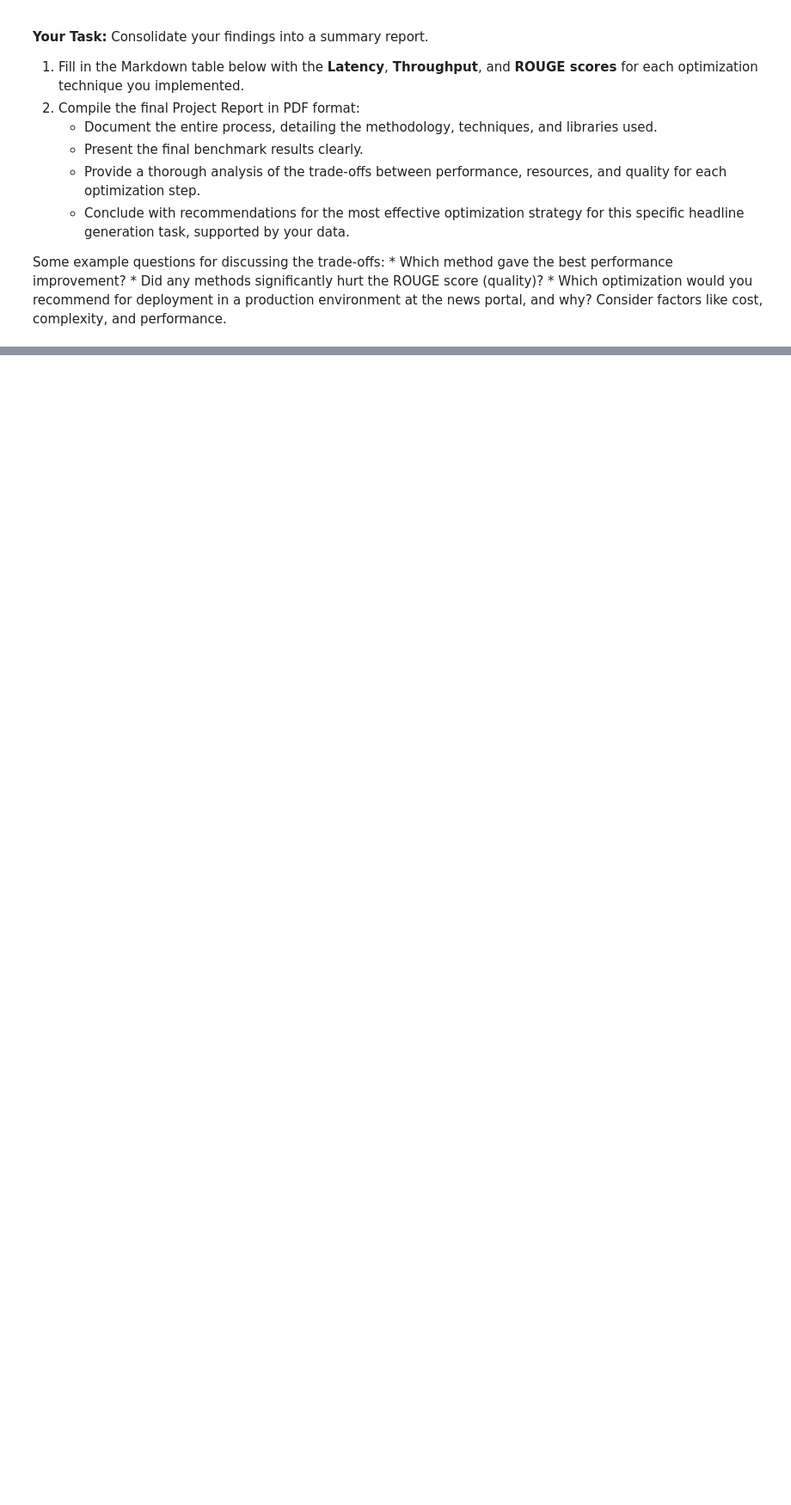
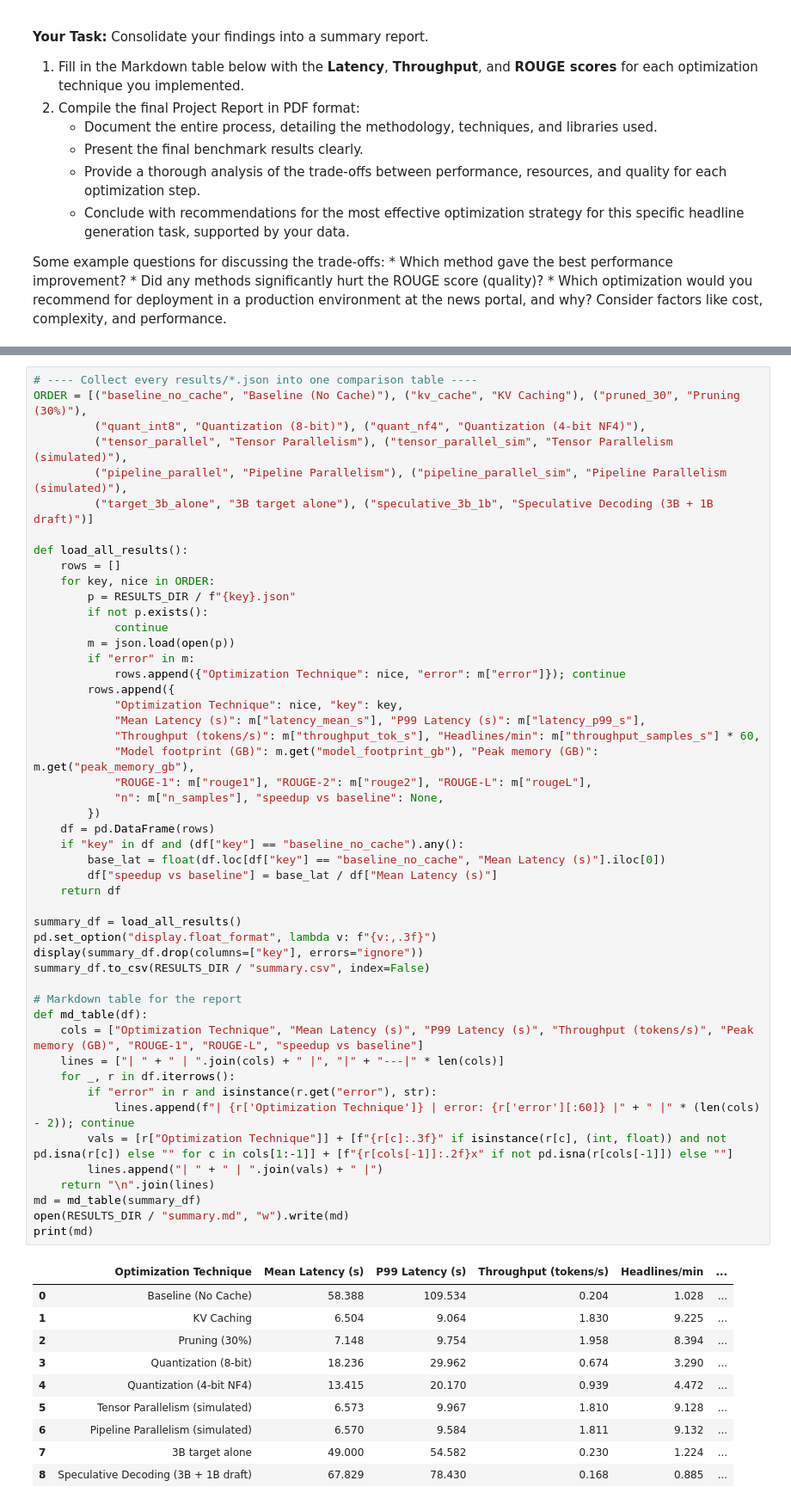
Before and after one commit to AmosBunde/UdaciHeadline, a Jupyter notebook: project/UdaciHeadline_Project_Starter.ipynb, the cells around one changed output, grey strips where cells are left out. Shown at 86% size. Cells and saved outputs as stored; diff of their text form; blank space fills up the shorter version.

```diff
--- a/project/UdaciHeadline_Project_Starter.ipynb
+++ b/project/UdaciHeadline_Project_Starter.ipynb
@@ -984,0 +971,60 @@ Some example questions for discussing the trade-offs:
+# %%
+# ---- Collect every results/*.json into one comparison table ----
+ORDER = [("baseline_no_cache", "Baseline (No Cache)"), ("kv_cache", "KV Caching"), ("pruned_30", "Pruning (30%)"),
+         ("quant_int8", "Quantization (8-bit)"), ("quant_nf4", "Quantization (4-bit NF4)"),
+         ("tensor_parallel", "Tensor Parallelism"), ("tensor_parallel_sim", "Tensor Parallelism (simulated)"),
+         ("pipeline_parallel", "Pipeline Parallelism"), ("pipeline_parallel_sim", "Pipeline Parallelism (simulated)"),
+         ("target_3b_alone", "3B target alone"), ("speculative_3b_1b", "Speculative Decoding (3B + 1B draft)")]
+
+def load_all_results():
+    rows = []
+    for key, nice in ORDER:
+        p = RESULTS_DIR / f"{key}.json"
+        if not p.exists():
+            continue
+        m = json.load(open(p))
+        if "error" in m:
+            rows.append({"Optimization Technique": nice, "error": m["error"]}); continue
+        rows.append({
+            "Optimization Technique": nice, "key": key,
+            "Mean Latency (s)": m["latency_mean_s"], "P99 Latency (s)": m["latency_p99_s"],
+            "Throughput (tokens/s)": m["throughput_tok_s"], "Headlines/min": m["throughput_samples_s"] * 60,
+            "Model footprint (GB)": m.get("model_footprint_gb"), "Peak memory (GB)": m.get("peak_memory_gb"),
+            "ROUGE-1": m["rouge1"], "ROUGE-2": m["rouge2"], "ROUGE-L": m["rougeL"],
+            "n": m["n_samples"], "speedup vs baseline": None,
+        })
+    df = pd.DataFrame(rows)
+    if "key" in df and (df["key"] == "baseline_no_cache").any():
+        base_lat = float(df.loc[df["key"] == "baseline_no_cache", "Mean Latency (s)"].iloc[0])
+        df["speedup vs baseline"] = base_lat / df["Mean Latency (s)"]
+    return df
+
+summary_df = load_all_results()
+pd.set_option("display.float_format", lambda v: f"{v:,.3f}")
+display(summary_df.drop(columns=["key"], errors="ignore"))
+summary_df.to_csv(RESULTS_DIR / "summary.csv", index=False)
+
+# Markdown table for the report
+def md_table(df):
+    cols = ["Optimization Technique", "Mean Latency (s)", "P99 Latency (s)", "Throughput (tokens/s)", "Peak memory (GB)", "ROUGE-1", "ROUGE-L", "speedup vs baseline"]
+    lines = ["| " + " | ".join(cols) + " |", "|" + "---|" * len(cols)]
+    for _, r in df.iterrows():
+        if "error" in r and isinstance(r.get("error"), str):
+            lines.append(f"| {r['Optimization Technique']} | error: {r['error'][:60]} |" + " |" * (len(cols) - 2)); continue
+        vals = [r["Optimization Technique"]] + [f"{r[c]:.3f}" if isinstance(r[c], (int, float)) and not pd.isna(r[c]) else "" for c in cols[1:-1]] + [f"{r[cols[-1]]:.2f}x" if not pd.isna(r[cols[-1]]) else ""]
+        lines.append("| " + " | ".join(vals) + " |")
+    return "\n".join(lines)
+md = md_table(summary_df)
+open(RESULTS_DIR / "summary.md", "w").write(md)
+print(md)
+# %% [output]
+|  | Optimization Technique | Mean Latency (s) | P99 Latency (s) | Throughput (tokens/s) | Headlines/min | ... |
+| 0 | Baseline (No Cache) | 58.388 | 109.534 | 0.204 | 1.028 | ... |
+| 1 | KV Caching | 6.504 | 9.064 | 1.830 | 9.225 | ... |
+| 2 | Pruning (30%) | 7.148 | 9.754 | 1.958 | 8.394 | ... |
+| 3 | Quantization (8-bit) | 18.236 | 29.962 | 0.674 | 3.290 | ... |
+| 4 | Quantization (4-bit NF4) | 13.415 | 20.170 | 0.939 | 4.472 | ... |
+| 5 | Tensor Parallelism (simulated) | 6.573 | 9.967 | 1.810 | 9.128 | ... |
+| 6 | Pipeline Parallelism (simulated) | 6.570 | 9.584 | 1.811 | 9.132 | ... |
+| 7 | 3B target alone | 49.000 | 54.582 | 0.230 | 1.224 | ... |
+| 8 | Speculative Decoding (3B + 1B draft) | 67.829 | 78.430 | 0.168 | 0.885 | ... |
```
Also changed, not shown: parts of 12 cells of this notebook, 8 other files.
